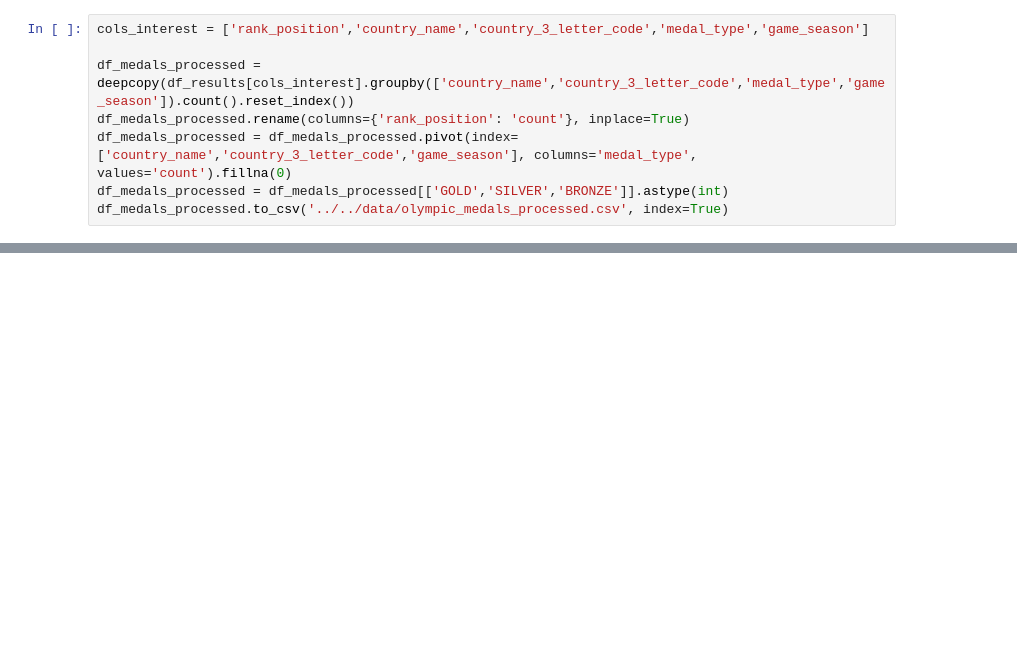
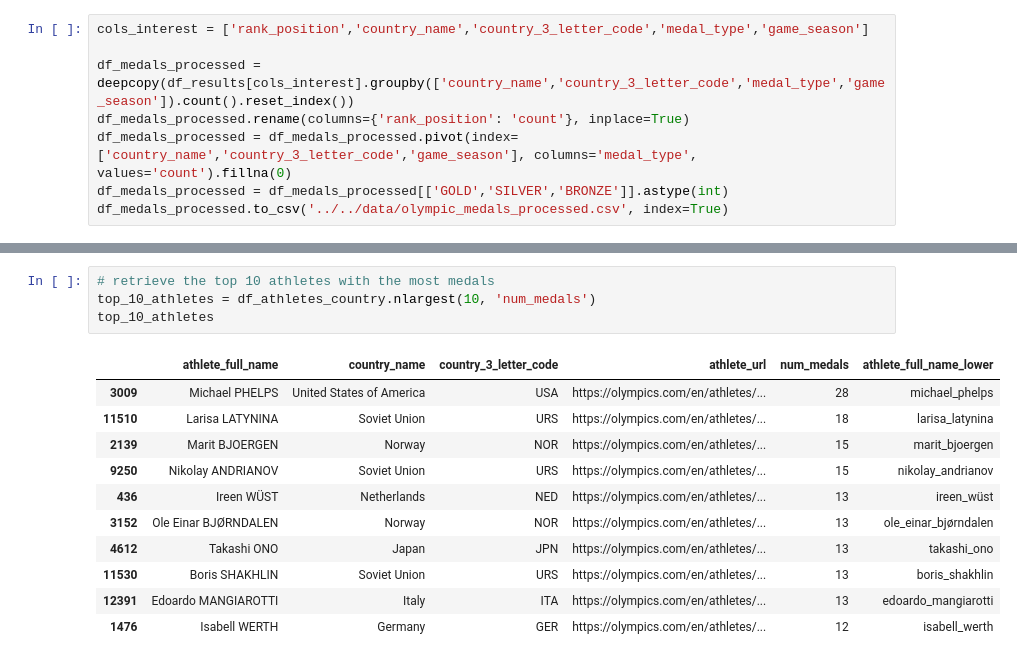
Before and after one commit to com-480-data-visualization/team_slo, a Jupyter notebook: src/processing/data_preprocessing.ipynb, the cells around one changed output, grey strips where cells are left out. Cells and saved outputs as stored; diff of their text form; blank space fills up the shorter version.

```diff
--- a/src/processing/data_preprocessing.ipynb
+++ b/src/processing/data_preprocessing.ipynb
@@ -371,0 +394,16 @@ df_medals_processed.to_csv('../../data/olympic_medals_processed.csv', index=True
+# %%
+# retrieve the top 10 athletes with the most medals
+top_10_athletes = df_athletes_country.nlargest(10, 'num_medals')
+top_10_athletes
+# %% [output]
+|  | athlete_full_name | country_name | country_3_letter_code | athlete_url | num_medals | athlete_full_name_lower |
+| 3009 | Michael PHELPS | United States of America | USA | https://olympics.com/en/athletes/... | 28 | michael_phelps |
+| 11510 | Larisa LATYNINA | Soviet Union | URS | https://olympics.com/en/athletes/... | 18 | larisa_latynina |
+| 2139 | Marit BJOERGEN | Norway | NOR | https://olympics.com/en/athletes/... | 15 | marit_bjoergen |
+| 9250 | Nikolay ANDRIANOV | Soviet Union | URS | https://olympics.com/en/athletes/... | 15 | nikolay_andrianov |
+| 436 | Ireen WÜST | Netherlands | NED | https://olympics.com/en/athletes/... | 13 | ireen_wüst |
+| 3152 | Ole Einar BJØRNDALEN | Norway | NOR | https://olympics.com/en/athletes/... | 13 | ole_einar_bjørndalen |
+| 4612 | Takashi ONO | Japan | JPN | https://olympics.com/en/athletes/... | 13 | takashi_ono |
+| 11530 | Boris SHAKHLIN | Soviet Union | URS | https://olympics.com/en/athletes/... | 13 | boris_shakhlin |
+| 12391 | Edoardo MANGIAROTTI | Italy | ITA | https://olympics.com/en/athletes/... | 13 | edoardo_mangiarotti |
+| 1476 | Isabell WERTH | Germany | GER | https://olympics.com/en/athletes/... | 12 | isabell_werth |
```
Also changed, not shown: parts of 9 cells of this notebook, 11 other files.
